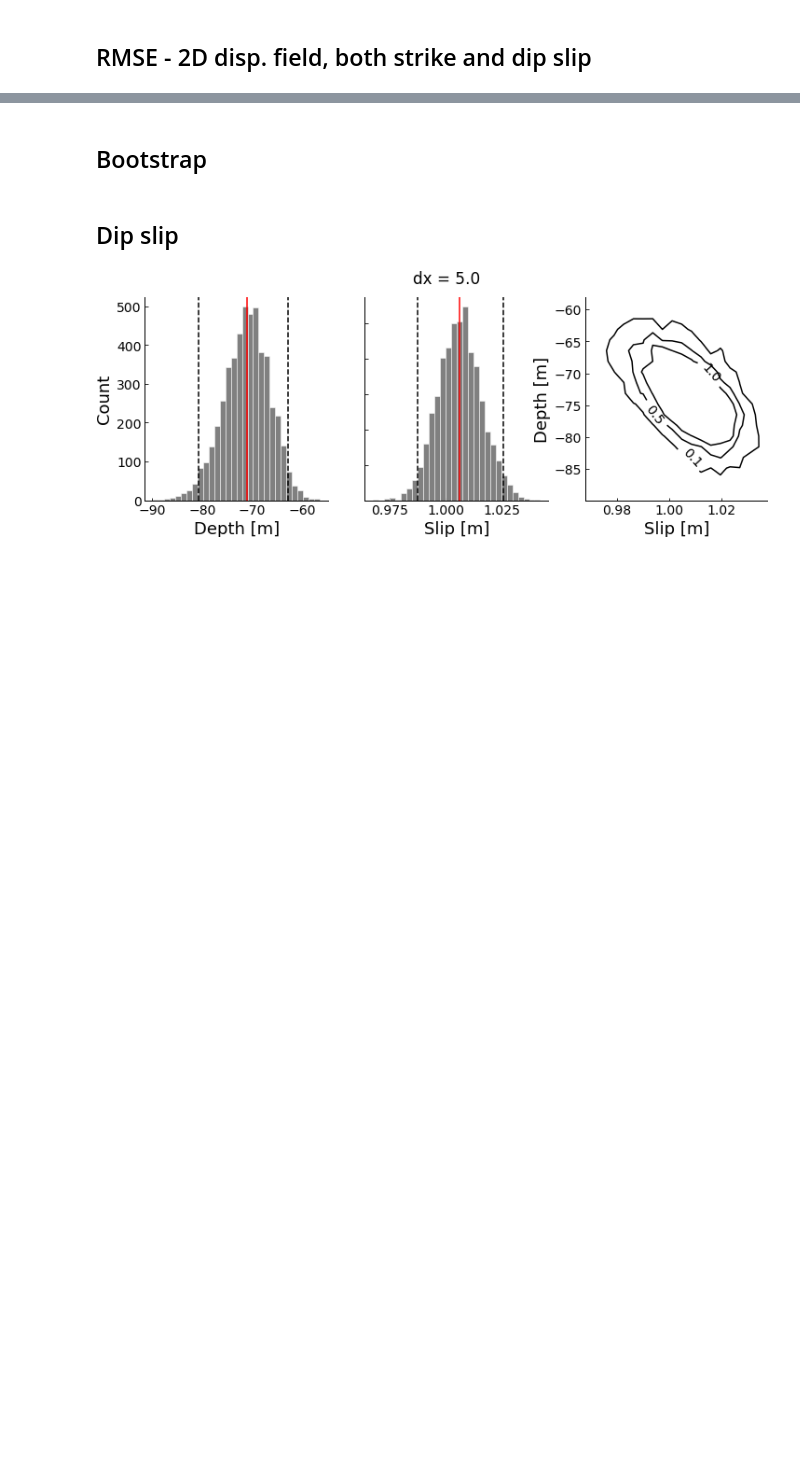
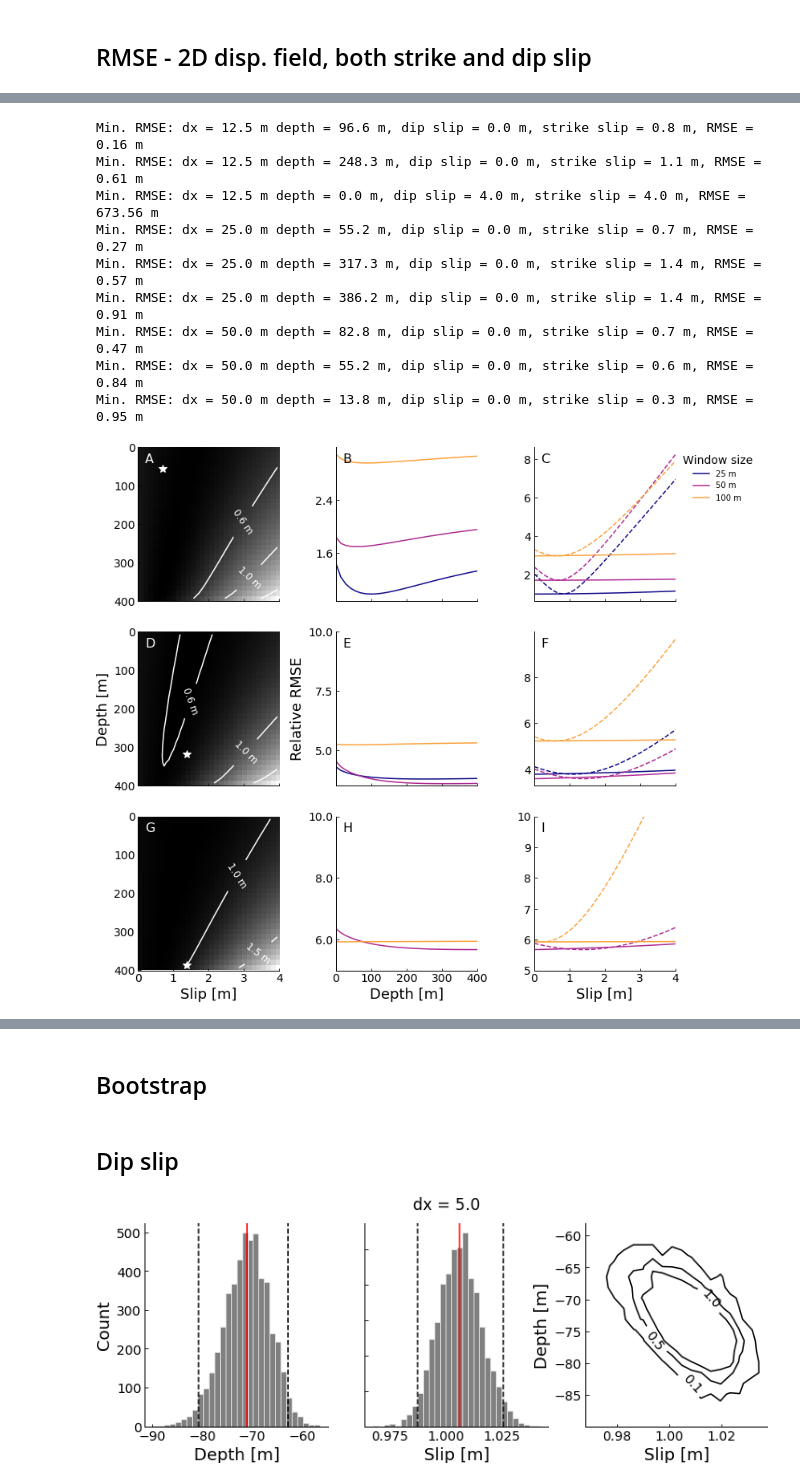
Before and after one commit to stgl/PointCloudDislocation, a Jupyter notebook: model-fitting.ipynb, the cells around one changed output, grey strips where cells are left out. Saved outputs shown, nothing was run; the diff lists cells and outputs as text; code cells hidden in the pictures; blank space fills up the shorter version.

```diff
--- a/model-fitting.ipynb
+++ b/model-fitting.ipynb
@@ -887,0 +1009,74 @@ plt.legend()
+# %%
+fig, axes = plt.subplots(3, 3, figsize=(12, 12))
+
+windows = [25, 50, 100, 150, 200]
+cmap = plt.cm.plasma
+colors = [cmap(x) for x in np.linspace(0, 200, num=len(windows), dtype=int)]
+
+for w, color in zip(windows, colors):
+    depths, slips, r1 = plot_rmse_2param_strikeslip_sameday(dx=w, num=10, max_slip=4, max_depth=400, ax=axes[0, :], color=color, normalize=True)
+    _, _, r2 = plot_rmse_2param_strikeslip(dx=w, num=10, max_slip=4, max_depth=400, ax=axes[1, :], color=color, normalize=True)
+    _, _, r3 = plot_rmse_2param_strikeslip_filt(dx=w, num=10, max_slip=4, max_depth=400, ax=axes[2, :], color=color, normalize=True)
+    rmses_ss_base.append(r1)
+    rmses_ss.append(r2)
+    rmses_ssf.append(r3)
+
+axes[0, 2].legend(title='Window size', fontsize=10, loc='upper left', bbox_to_anchor=(1, 1))
+
+axes[0, 0].text(0.05, 0.9, 'A', transform=axes[0, 0].transAxes, fontsize=16, color='w')
+axes[0, 1].text(0.05, 0.9, 'B', transform=axes[0, 1].transAxes, fontsize=16)
+axes[0, 2].text(0.05, 0.9, 'C', transform=axes[0, 2].transAxes, fontsize=16)
+
+axes[1, 0].text(0.05, 0.9, 'D', transform=axes[1, 0].transAxes, fontsize=16, color='w')
+axes[1, 1].text(0.05, 0.9, 'E', transform=axes[1, 1].transAxes, fontsize=16)
+axes[1, 2].text(0.05, 0.9, 'F', transform=axes[1, 2].transAxes, fontsize=16)
+
+axes[2, 0].text(0.05, 0.9, 'G', transform=axes[2, 0].transAxes, fontsize=16, color='w')
+axes[2, 1].text(0.05, 0.9, 'H', transform=axes[2, 1].transAxes, fontsize=16)
+axes[2, 2].text(0.05, 0.9, 'I', transform=axes[2, 2].transAxes, fontsize=16)
+
+axes[1, 0].set_ylabel('Depth [m]')
+axes[2, 0].set_xlabel('Slip [m]')
+axes[2, 1].set_xlabel('Depth [m]')
+axes[2, 2].set_xlabel('Slip [m]')
+
+axes[1, 1].set_ylabel('Relative RMSE')
+
+ymin, _ = axes[1, 1].set_ylim()
+axes[1, 1].set_ylim([ymin, 10])
+axes[2, 1].set_ylim([5, 10])
+axes[2, 2].set_ylim([5, 10])
+
+for ax in axes[:, 1].ravel():
+    ax.set_xlim([0, 400])
+    ax.set_xticks([0, 100, 200, 300, 400])
+
+for ax in axes[:, 2].ravel():
+    ax.set_xlim([0, 4])
+    ax.set_xticks([0, 1, 2, 3, 4])
+
+for ax in axes[:, 0].ravel():
+    ax.set_xticks([0, 1, 2, 3, 4])
+    ax.set_yticks([0, 100, 200, 300, 400])
+
+for ax in axes[:, 1:2].ravel():
+    ax.yaxis.set_major_locator(plt.MaxNLocator(3))
+    ax.yaxis.set_major_formatter(plt.FormatStrFormatter('%.1f'))
+
+for ax in axes[0:2, :].ravel():
+    ax.set_xticklabels([])
+
+plt.subplots_adjust(wspace=0.4)
+
+plt.savefig(f'/media/rmsare/data/fig/hsl_icp/Figure_RelRMSE_SFM_SS.png', dpi=300, bbox_inches='tight')
+# %% [output]
+Min. RMSE: dx = 12.5 m depth = 96.6 m, dip slip = 0.0 m, strike slip = 0.8 m, RMSE = 0.16 m
+Min. RMSE: dx = 12.5 m depth = 248.3 m, dip slip = 0.0 m, strike slip = 1.1 m, RMSE = 0.61 m
+Min. RMSE: dx = 12.5 m depth = 0.0 m, dip slip = 4.0 m, strike slip = 4.0 m, RMSE = 673.56 m
+Min. RMSE: dx = 25.0 m depth = 55.2 m, dip slip = 0.0 m, strike slip = 0.7 m, RMSE = 0.27 m
+Min. RMSE: dx = 25.0 m depth = 317.3 m, dip slip = 0.0 m, strike slip = 1.4 m, RMSE = 0.57 m
+Min. RMSE: dx = 25.0 m depth = 386.2 m, dip slip = 0.0 m, strike slip = 1.4 m, RMSE = 0.91 m
+Min. RMSE: dx = 50.0 m depth = 82.8 m, dip slip = 0.0 m, strike slip = 0.7 m, RMSE = 0.47 m
+Min. RMSE: dx = 50.0 m depth = 55.2 m, dip slip = 0.0 m, strike slip = 0.6 m, RMSE = 0.84 m
+Min. RMSE: dx = 50.0 m depth = 13.8 m, dip slip = 0.0 m, strike slip = 0.3 m, RMSE = 0.95 m
+[figure, added]
```
Also changed, not shown: parts of 38 cells of this notebook, 1 other file.
